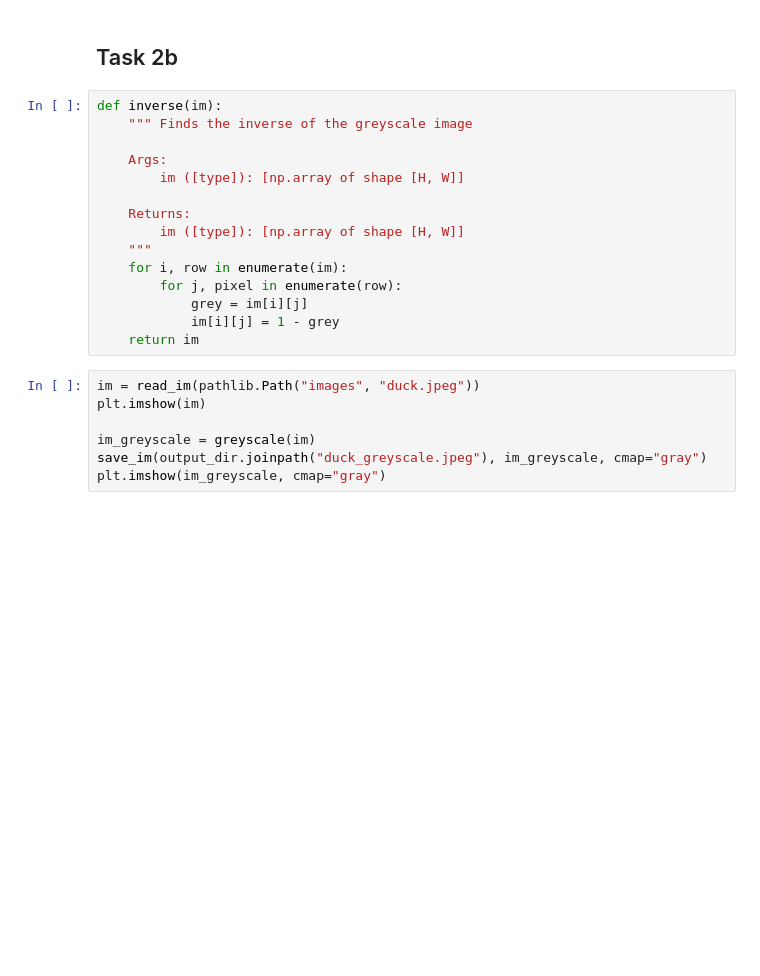
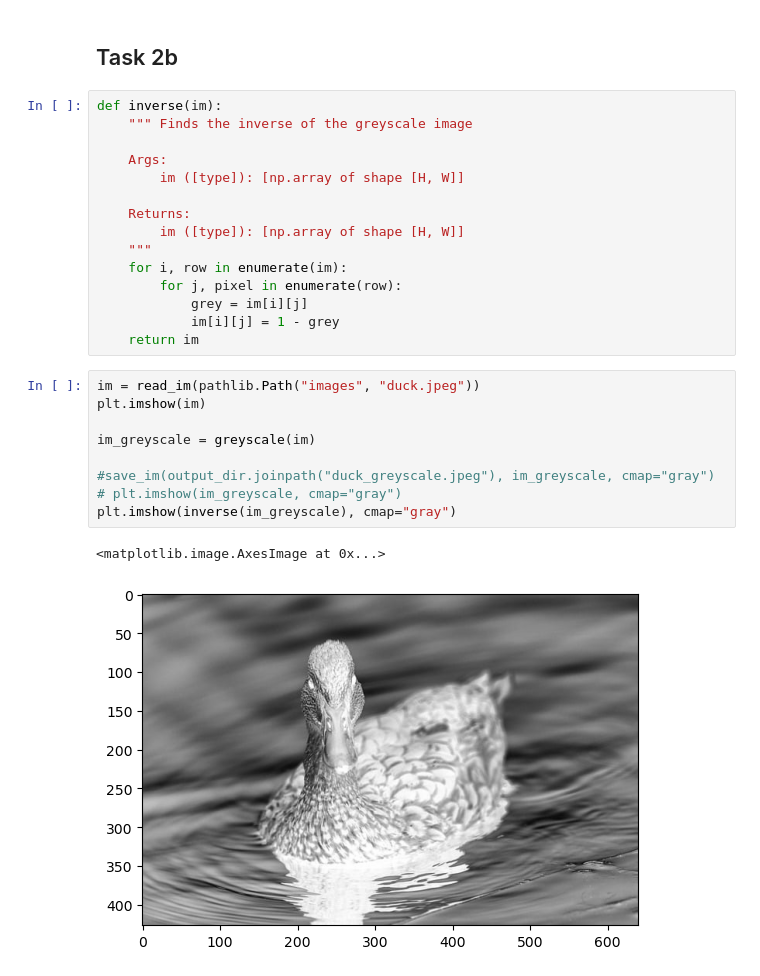
Before and after one commit to olofljunggren/TDT4195-IP, a Jupyter notebook: assignment1/assignment1/task2ab.ipynb, the cells around one changed output. Drawn from its saved outputs; the diff is of its cells as text; blank space fills up the shorter version.

```diff
--- a/assignment1/assignment1/task2ab.ipynb
+++ b/assignment1/assignment1/task2ab.ipynb
@@ -57,7 +59,12 @@ def inverse(im):
 # %%
 im = read_im(pathlib.Path("images", "duck.jpeg"))
 plt.imshow(im)
 
 im_greyscale = greyscale(im)
-save_im(output_dir.joinpath("duck_greyscale.jpeg"), im_greyscale, cmap="gray")
-plt.imshow(im_greyscale, cmap="gray")
+
+#save_im(output_dir.joinpath("duck_greyscale.jpeg"), im_greyscale, cmap="gray")
+# plt.imshow(im_greyscale, cmap="gray")
+plt.imshow(inverse(im_greyscale), cmap="gray")
+# %% [output]
+<matplotlib.image.AxesImage at 0x...>
+[figure, added]
```
Also changed, not shown: parts of 3 cells of this notebook, 20 other files.
